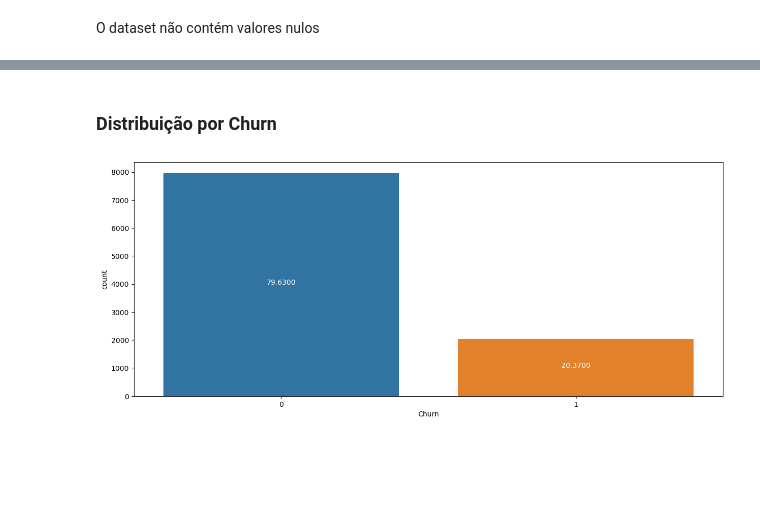
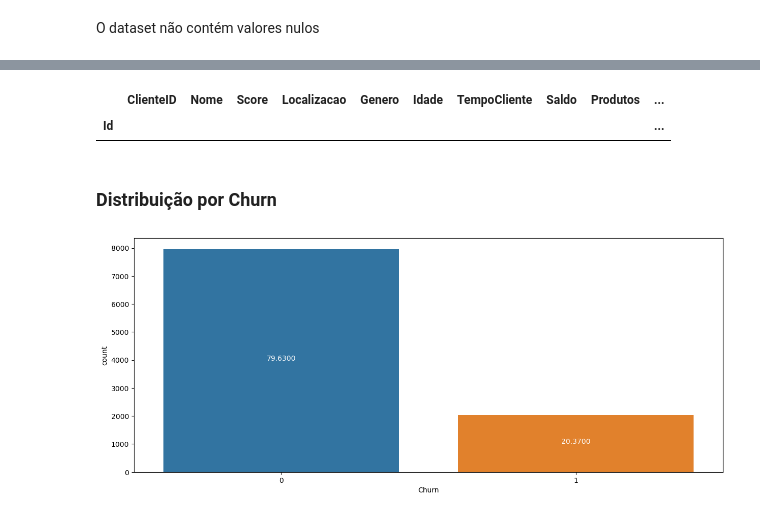
Before and after one commit to wendeljardel/data-analysis-projects, a Jupyter notebook: Churn Prediction - Teste Tallos/Churn predicition.ipynb, the cells around one changed output, grey strips where cells are left out. Cells and saved outputs as stored; diff of their text form; code cells hidden in the pictures; blank space fills up the shorter version.

```diff
--- a/Churn Prediction - Teste Tallos/Churn predicition.ipynb
+++ b/Churn Prediction - Teste Tallos/Churn predicition.ipynb
@@ -62,0 +112,7 @@ def plot_with_percent(plot):
+# %%
+# Verificando duplicados
+duplicateRows = df[df.duplicated()]
+duplicateRows
+# %% [output]
+|  | ClienteID | Nome | Score | Localizacao | Genero | Idade | TempoCliente | Saldo | Produtos | ... |
+| Id |  |  |  |  |  |  |  |  |  | ... |
```
Also changed, not shown: parts of 11 cells of this notebook.
